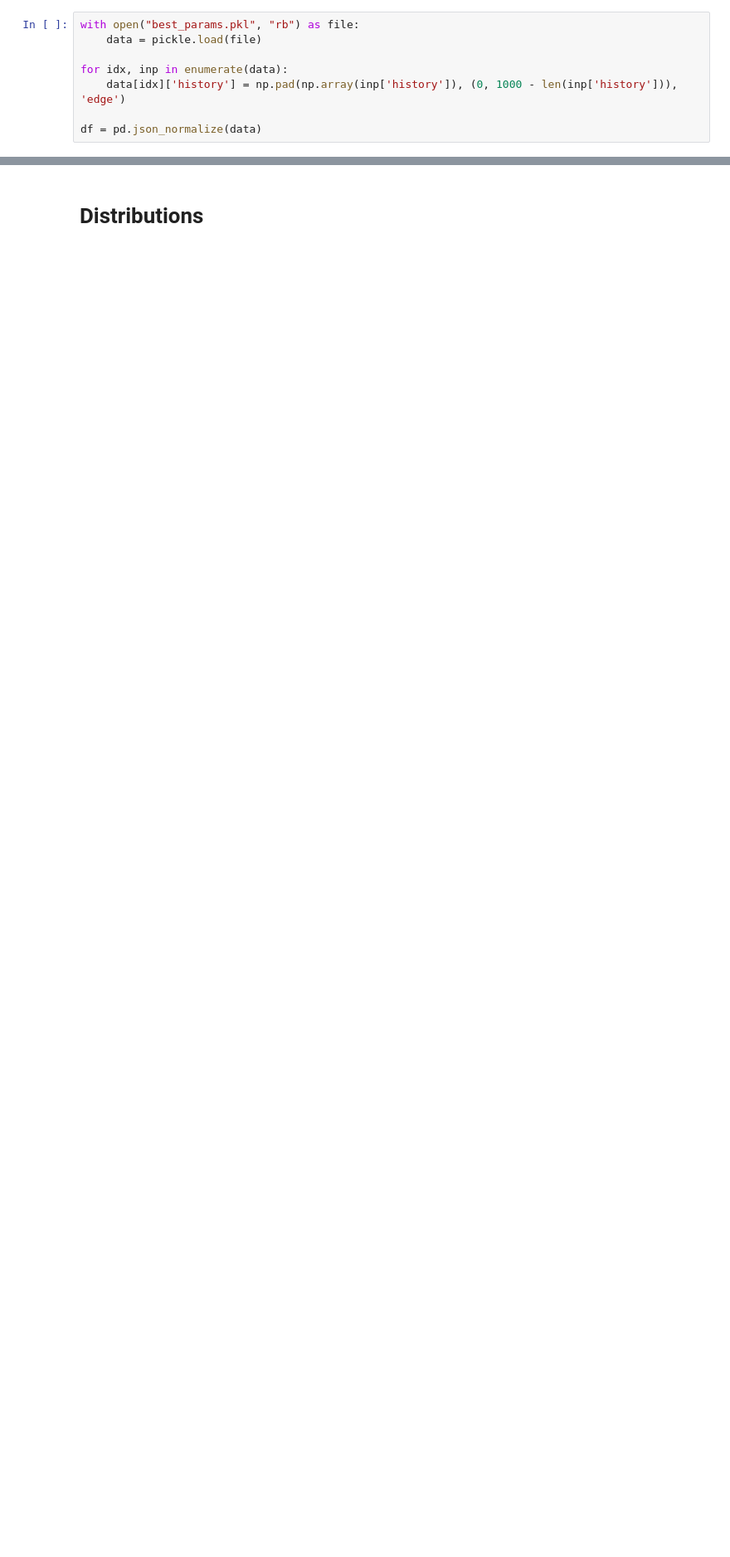
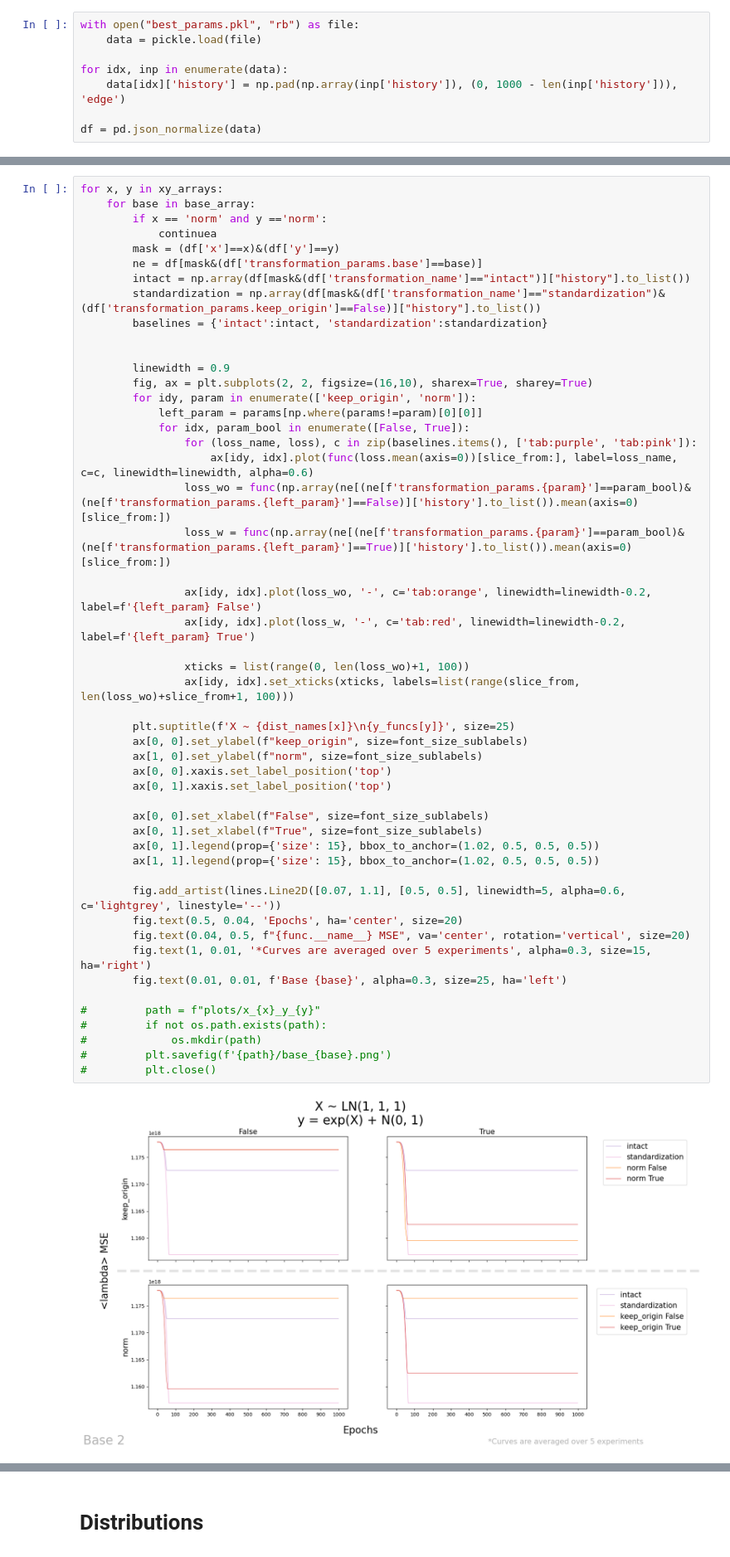
Before and after one commit to Nearpit/BaseEncoding, a Jupyter notebook: plotting.ipynb, the cells around one changed output, grey strips where cells are left out. Shown at 83% size. Cells and saved outputs as stored; diff of their text form; blank space fills up the shorter version.

Commit message:
Updated dataset and their params

```diff
--- a/plotting.ipynb
+++ b/plotting.ipynb
@@ -225,0 +172,52 @@ norm_lin.sort_values('score_noised')
+# %%
+for x, y in xy_arrays:
+    for base in base_array:
+        if x == 'norm' and y =='norm':
+            continuea
+        mask = (df['x']==x)&(df['y']==y)
+        ne = df[mask&(df['transformation_params.base']==base)]
+        intact = np.array(df[mask&(df['transformation_name']=="intact")]["history"].to_list())
+        standardization = np.array(df[mask&(df['transformation_name']=="standardization")&(df['transformation_params.keep_origin']==False)]["history"].to_list())
+        baselines = {'intact':intact, 'standardization':standardization}
+
+
+        linewidth = 0.9
+        fig, ax = plt.subplots(2, 2, figsize=(16,10), sharex=True, sharey=True)
+        for idy, param in enumerate(['keep_origin', 'norm']):
+            left_param = params[np.where(params!=param)[0][0]]
+            for idx, param_bool in enumerate([False, True]):
+                for (loss_name, loss), c in zip(baselines.items(), ['tab:purple', 'tab:pink']):
+                    ax[idy, idx].plot(func(loss.mean(axis=0))[slice_from:], label=loss_name, c=c, linewidth=linewidth, alpha=0.6)
+                loss_wo = func(np.array(ne[(ne[f'transformation_params.{param}']==param_bool)&(ne[f'transformation_params.{left_param}']==False)]['history'].to_list()).mean(axis=0)[slice_from:])
+                loss_w = func(np.array(ne[(ne[f'transformation_params.{param}']==param_bool)&(ne[f'transformation_params.{left_param}']==True)]['history'].to_list()).mean(axis=0)[slice_from:])
+
+                ax[idy, idx].plot(loss_wo, '-', c='tab:orange', linewidth=linewidth-0.2, label=f'{left_param} False')
+                ax[idy, idx].plot(loss_w, '-', c='tab:red', linewidth=linewidth-0.2, label=f'{left_param} True')
+
+                xticks = list(range(0, len(loss_wo)+1, 100))
+                ax[idy, idx].set_xticks(xticks, labels=list(range(slice_from, len(loss_wo)+slice_from+1, 100)))
+
+        plt.suptitle(f'X ~ {dist_names[x]}\n{y_funcs[y]}', size=25)
+        ax[0, 0].set_ylabel(f"keep_origin", size=font_size_sublabels)
+        ax[1, 0].set_ylabel(f"norm", size=font_size_sublabels)
+        ax[0, 0].xaxis.set_label_position('top')
+        ax[0, 1].xaxis.set_label_position('top')
+
+        ax[0, 0].set_xlabel(f"False", size=font_size_sublabels)
+        ax[0, 1].set_xlabel(f"True", size=font_size_sublabels)
+        ax[0, 1].legend(prop={'size': 15}, bbox_to_anchor=(1.02, 0.5, 0.5, 0.5))
+        ax[1, 1].legend(prop={'size': 15}, bbox_to_anchor=(1.02, 0.5, 0.5, 0.5))
+
+        fig.add_artist(lines.Line2D([0.07, 1.1], [0.5, 0.5], linewidth=5, alpha=0.6, c='lightgrey', linestyle='--'))
+        fig.text(0.5, 0.04, 'Epochs', ha='center', size=20)
+        fig.text(0.04, 0.5, f"{func.__name__} MSE", va='center', rotation='vertical', size=20)
+        fig.text(1, 0.01, '*Curves are averaged over 5 experiments', alpha=0.3, size=15, ha='right')
+        fig.text(0.01, 0.01, f'Base {base}', alpha=0.3, size=25, ha='left')
+
+#         path = f"plots/x_{x}_y_{y}"
+#         if not os.path.exists(path):
+#             os.mkdir(path)
+#         plt.savefig(f'{path}/base_{base}.png')
+#         plt.close()
+# %% [output]
+[figure, added]
```
Also changed, not shown: parts of 35 cells of this notebook, 40 other files.
